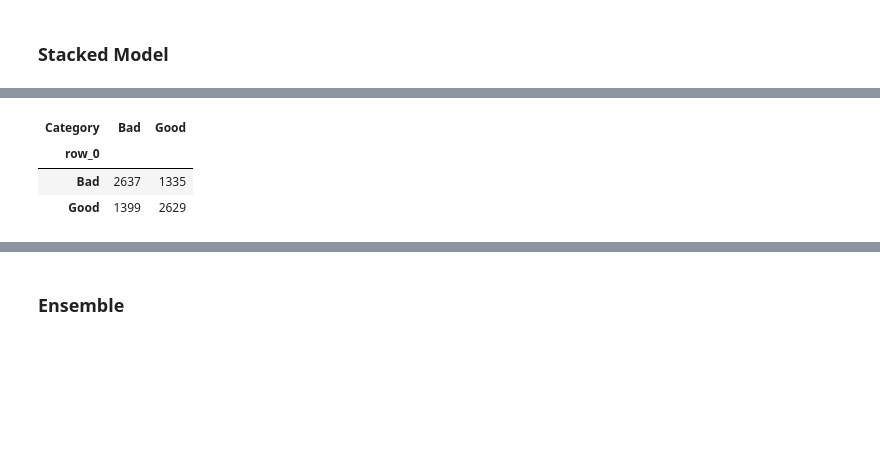
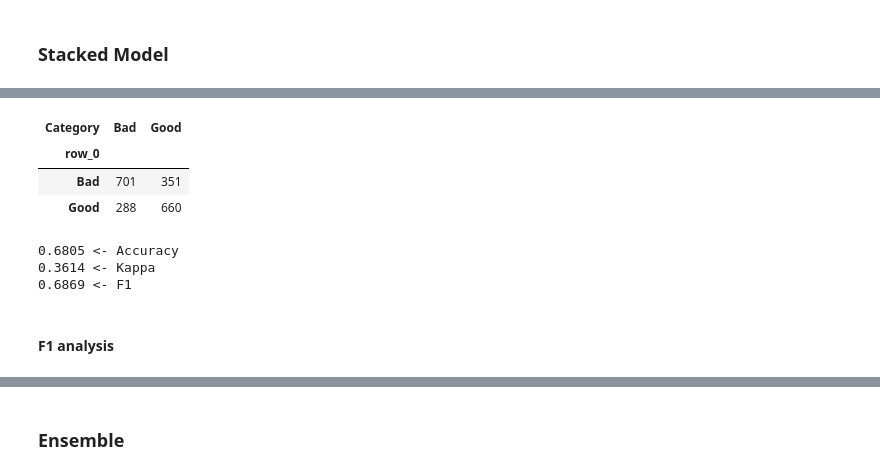
Before and after one commit to alberthr/Booking_Analysis, a Jupyter notebook: model 1 Review Score 7.ipynb, the cells around one changed output, grey strips where cells are left out. Saved outputs shown, nothing was run; the diff lists cells and outputs as text; code cells hidden in the pictures; blank space fills up the shorter version.

```diff
--- a/model 1 Review Score 7.ipynb
+++ b/model 1 Review Score 7.ipynb
@@ -312,2 +216,0 @@ X_2['svm'] = pred_svm
-# %%
-X_2['nnet'] = pred_net
@@ -324,5 +232,5 @@ X_2.iloc[:,-6:].head(2)
 # %%
-X_2.iloc[:,-6:] = X_2.iloc[:,-6:].apply(lambda x: [1 if i=='Good' else 0 for i in x])
+X_2.iloc[:,-8:] = X_2.iloc[:,-8:].apply(lambda x: [1 if i=='Good' else 0 for i in x])
 # %%
 X_train_2, X_test_2, y_train_2, y_test_2 = train_test_split(X_2, y_2, test_size=0.2, random_state=100)
 # %% [markdown]
@@ -345,0 +289,29 @@ Train: 0.6583 | 0.3165
+# %%
+score = check_model('', X_train_2, X_test_2, y_train_2, y_test_2)[1]   # 1=Accuracy | 2=F1
+varout = []
+varin = list(X_test_2.columns)
+
+for n in range(len(varin)):
+    max_score = score
+    max_feature = []
+
+    random.seed(6) # 6 (0.6805)
+    for i in sample(varin, len(varin)):
+        var_test = varin.copy()
+        var_test.remove(i)
+        X_train_vartest = X_train_2[var_test]
+        X_test_vartest = X_test_2[var_test]
+        check = check_model(i, X_train_vartest, X_test_vartest, y_train_2, y_test_2)
+        if check[1] > max_score:      # 1=Accuracy | 2=F1
+            max_feature = check[0]
+            max_score = check[1]      # 1=Accuracy | 2=F1
+            varin.remove(max_feature)
+            varout.append(max_feature)
+            print(n, 'Original Score:', score, '| New score:', max_score, '| Variable to remove:', max_feature)
+            break
+
+    if max_score > score:
+        score = max_score
+    else:
+        print('End of process')
+        break
@@ -345,0 +333,7 @@ Train: 0.6583 | 0.3165
+# %%
+X_train_varin = X_train_2[varin]
+X_test_varin = X_test_2[varin]
+clf = LogisticRegression(solver='lbfgs', max_iter=1000, random_state=1)
+clf.fit(X_train_varin, y_train_2)
+prediction = clf.predict(X_test_varin)
+probability = clf.predict_proba(X_test_varin)
@@ -346,7 +352,17 @@ Train: 0.6583 | 0.3165
 # %%
-pd.crosstab(train_stck_2, y_train_2)
+pd.crosstab(prediction, y_test_2)
 # %% [output]
 | Category | Bad | Good |
 | row_0 |  |  |
-| Bad | 2637 | 1335 |
-| Good | 1399 | 2629 |
+| Bad | 701 | 351 |
+| Good | 288 | 660 |
+# %%
+print(f'{accuracy_score(prediction, y_test_2):.4f}', '<- Accuracy')
+print(f'{cohen_kappa_score(prediction, y_test_2):.4f}', '<- Kappa')
+print(f'{f1_score(prediction, y_test_2, pos_label="Bad"):.4f}', '<- F1')
+# %% [output]
+0.6805 <- Accuracy
+0.3614 <- Kappa
+0.6869 <- F1
+# %% [markdown]
+#### F1 analysis
```
Also changed, not shown: parts of 46 cells of this notebook, 8 other files.
